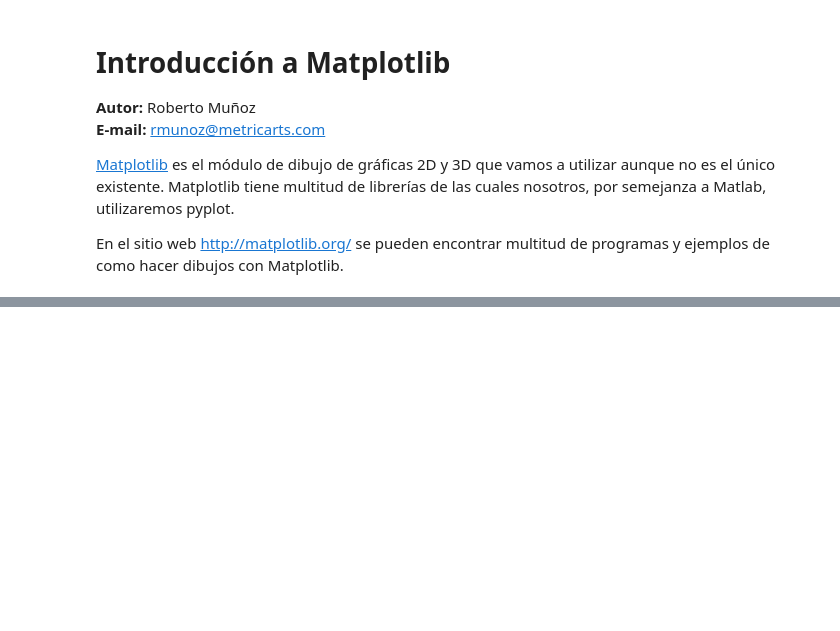
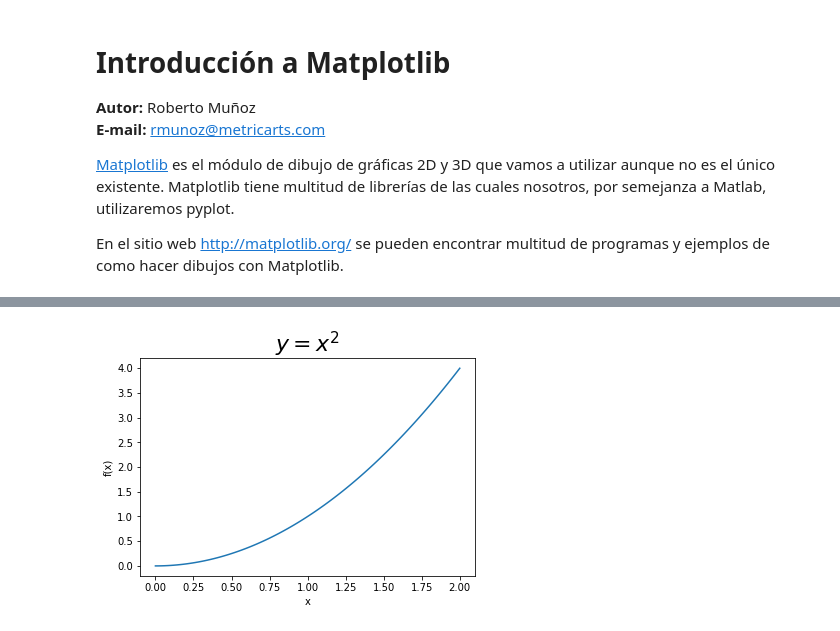
Before and after one commit to MetricLearning/intensivo_python, a Jupyter notebook: tutoriales/07_Introduccion_a_Matplotlib.ipynb, the cells around one changed output, grey strips where cells are left out. Cells and saved outputs as stored; diff of their text form; code cells hidden in the pictures; blank space fills up the shorter version.

```diff
--- a/tutoriales/07_Introduccion_a_Matplotlib.ipynb
+++ b/tutoriales/07_Introduccion_a_Matplotlib.ipynb
@@ -28,0 +71,7 @@ Genere un arreglo *x* con números desde el -5 hasta el 10 con separación de 0.
+# %%
+# Let's add a title with a bit of latex syntax
+ax.set_title('$y = x^2$', fontdict={'size':22})
+
+display(fig)
+# %% [output]
+[figure, added]
```
Also changed, not shown: parts of 27 cells of this notebook, 30 other files.
